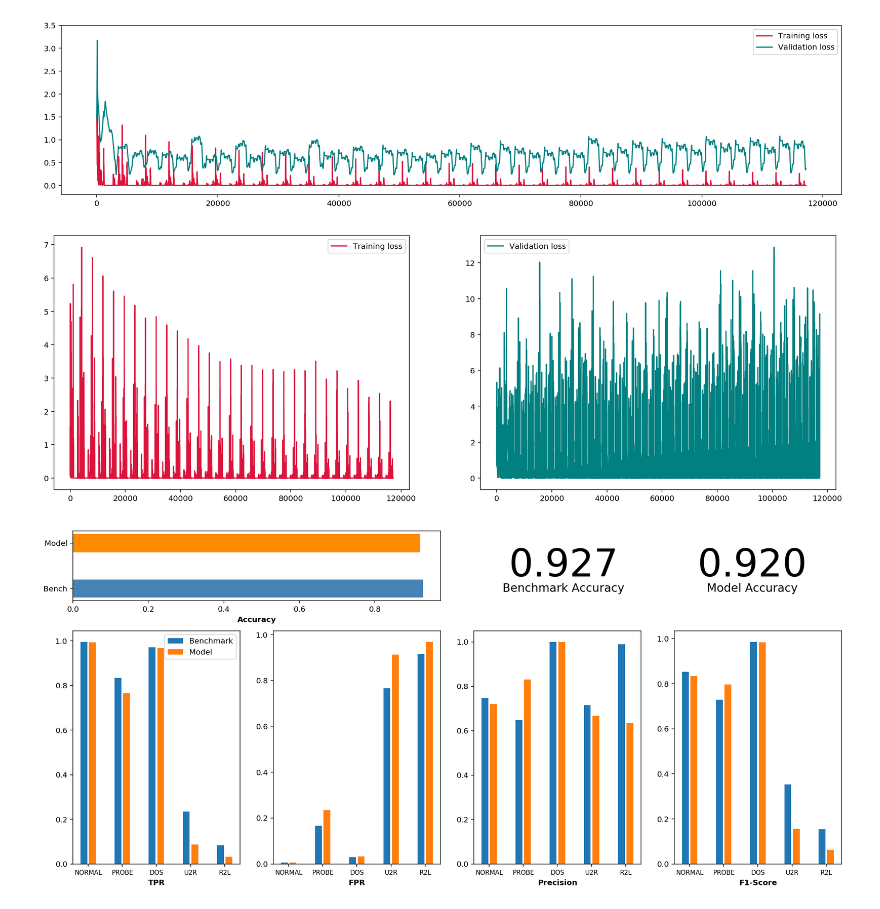
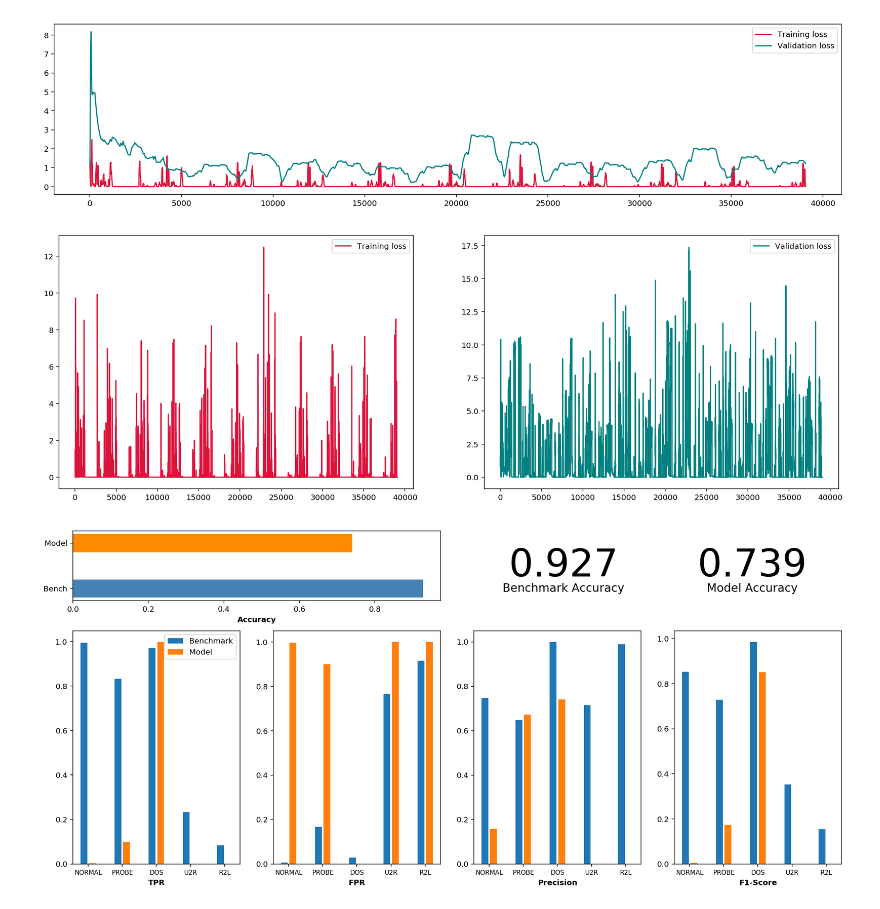
Before and after one commit to 386er/capstone, a Jupyter notebook: basic_rnn.ipynb, the cells around one changed output. Saved outputs shown, nothing was run; the diff lists cells and outputs as text; code cells hidden in the pictures.

```diff
--- a/basic_rnn.ipynb
+++ b/basic_rnn.ipynb
@@ -20,15 +20,15 @@ warnings.filterwarnings("ignore")
 ############ Hyperparamter
 #########################
 
-st_dev = 0.2
-learning_rate = 0.01
-training_iters = 15000000
+st_dev = 0.1
+learning_rate = 0.045
+training_iters = 5000000
 batch_size = 128
 display_step = 100
 
 n_input = 41 # Number of features
 n_steps = 1 # timesteps
-n_hidden = 128 # hidden layer num of nodes
+n_hidden = 8 # hidden layer num of nodes
 n_classes = 5 # KDD99 total classes ( Normal + 4 attack types)
 # %%
 #########################
@@ -91,6 +93,7 @@ init = tf.global_variables_initializer()
 # %%
 # Launch the graph
 with tf.Session() as sess:
+
     sess.run(init)
     step = 1
     losses = {'train':[], 'validation':[]}
@@ -126,7 +129,7 @@ with tf.Session() as sess:
     print("Optimization Finished!")
 
     # Generate confusion matrix for metrics computation
-    y_pred = sess.run(tf.argmax(pred, 1), feed_dict={x:x_test.reshape((-1, n_steps, n_input)), keep_prob:1.0})
+    y_pred = sess.run(tf.argmax(pred, 1), feed_dict={x:x_test.reshape((-1, n_steps, n_input))})
     y_true = np.argmax(y_test,1)
     conf_matrix = met.confusion_matrix(y_true, y_pred)
 # %% [output]
@@ -151,19 +153,19 @@ TypeError: Cannot interpret feed_dict key as Tensor: Tensor Tensor("keep_prob:0"
 # %%
 
-smoothed_loss = running_mean(losses['train'], 50)
-smoothed_loss_train = running_mean(losses['validation'], 1800)
+smoothed_loss = hm.running_mean(losses['train'], 50)
+smoothed_loss_train = hm.running_mean(losses['validation'], 1800)
 
 fig = plt.figure(figsize=(18,4))
 gs  = gridspec.GridSpec(1, 2, height_ratios=[1],width_ratios=[0.5,0.5])
 ax1 = plt.subplot(gs[0, 0:2])
 
 ax1.plot(smoothed_loss, label='Training loss', color='crimson')
 ax1.plot(smoothed_loss_train, label='Validation loss', color='teal')
 ax1.legend()
-plt.ylim([-0.2,3.5])
+#plt.ylim([-0.2,3.5])
 plt.show()
 # %% [output]
-[figure, old version]
+[figure, new version]
 # %%
 fig = plt.figure(figsize=(18,6))
 gs  = gridspec.GridSpec(1, 2, height_ratios=[1],width_ratios=[0.5,0.5])
@@ -177,10 +179,10 @@ ax2.legend()
 
 plt.show()
 # %% [output]
-[figure, old version]
+[figure, new version]
 # %%
 conf_bench = hm.getBenchmarkResults()
 metrics = hm.computePerformanceMetrics(conf_bench, conf_matrix)
 hm.plotMetrics(metrics)
 # %% [output]
-[figure, old version]
+[figure, new version]
```
Also changed, not shown: parts of 2 cells of this notebook, 3 other files.
